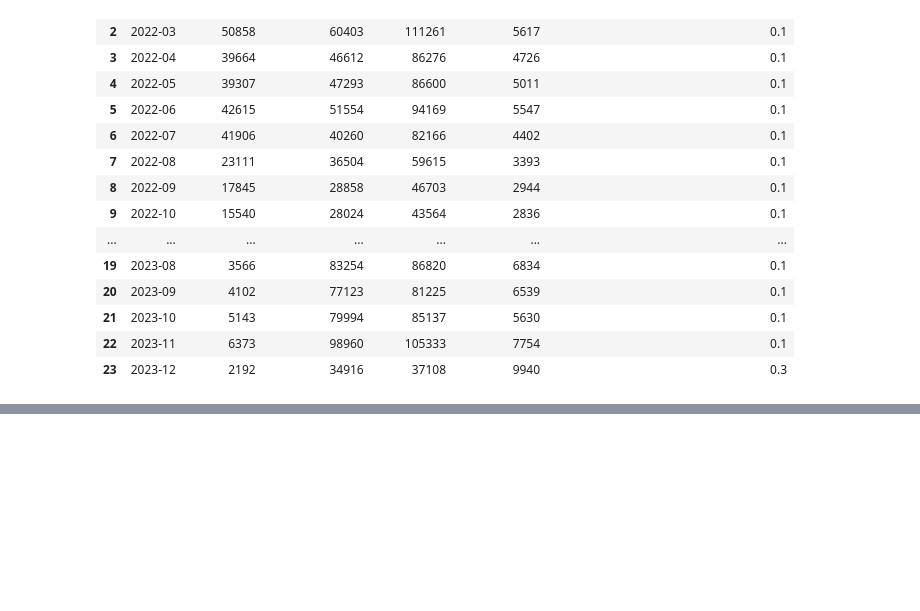
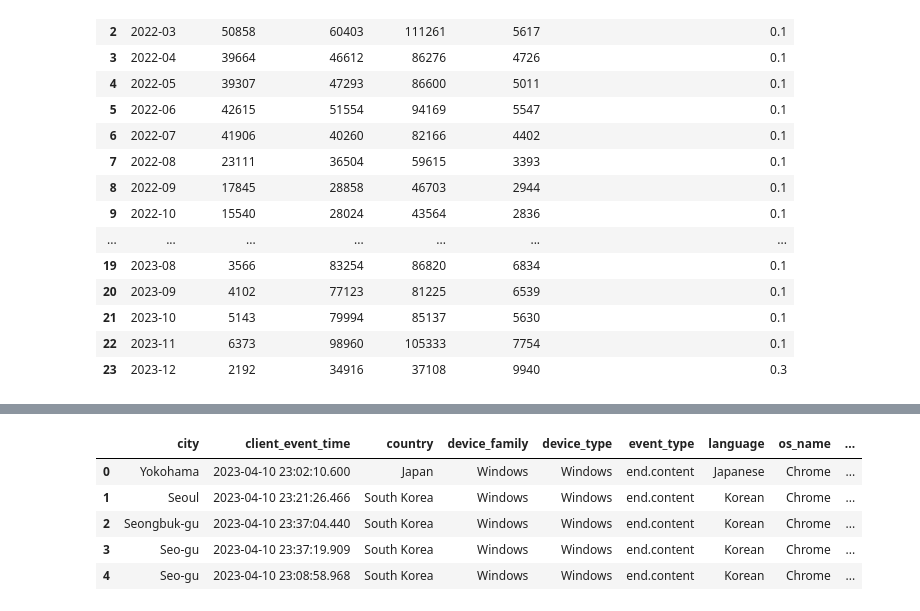
Before and after one commit to saeraniren/intermediate_project, a Jupyter notebook: yoochang_main.ipynb, the cells around one changed output, grey strips where cells are left out. Cells and saved outputs as stored; diff of their text form; code cells hidden in the pictures; blank space fills up the shorter version.

```diff
--- a/yoochang_main.ipynb
+++ b/yoochang_main.ipynb
@@ -1185,0 +1274,9 @@ main_page_monthly_signup_merge
+# %%
+end_content.head()
+# %% [output]
+|  | city | client_event_time | country | device_family | device_type | event_type | language | os_name | ... |
+| 0 | Yokohama | 2023-04-10 23:02:10.600 | Japan | Windows | Windows | end.content | Japanese | Chrome | ... |
+| 1 | Seoul | 2023-04-10 23:21:26.466 | South Korea | Windows | Windows | end.content | Korean | Chrome | ... |
+| 2 | Seongbuk-gu | 2023-04-10 23:37:04.440 | South Korea | Windows | Windows | end.content | Korean | Chrome | ... |
+| 3 | Seo-gu | 2023-04-10 23:37:19.909 | South Korea | Windows | Windows | end.content | Korean | Chrome | ... |
+| 4 | Seo-gu | 2023-04-10 23:08:58.968 | South Korea | Windows | Windows | end.content | Korean | Chrome | ... |
```
Also changed, not shown: parts of 45 cells of this notebook.
